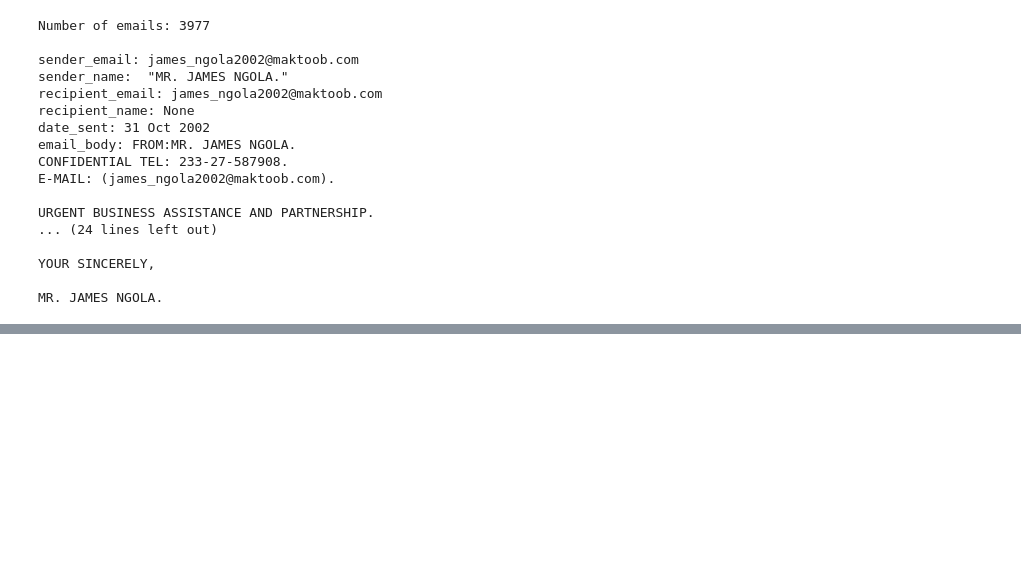
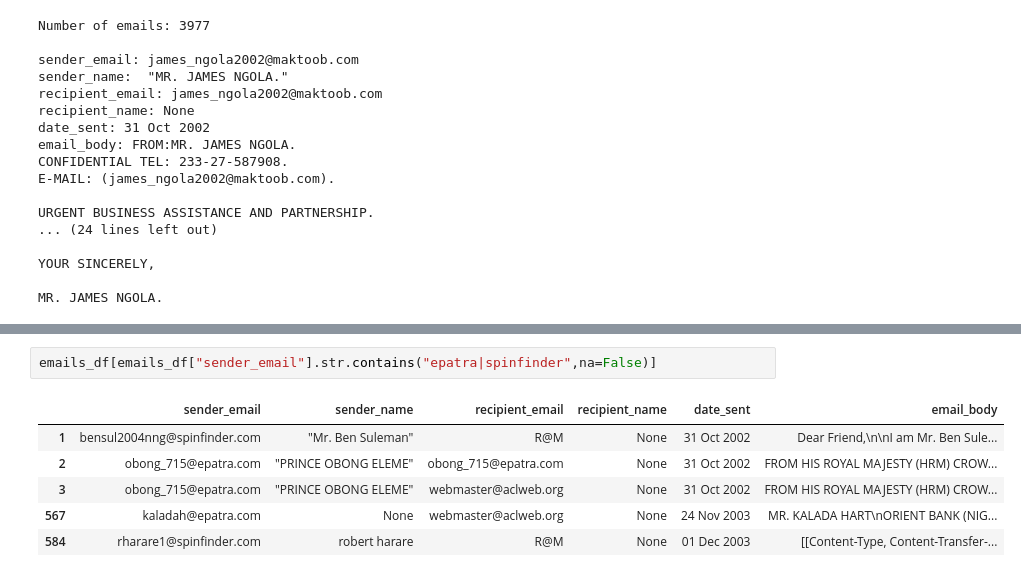
Before and after one commit to povstenko/analyze-spam-emails, a Jupyter notebook: Regex_spam.ipynb, the cells around one changed output, grey strips where cells are left out. Drawn from its saved outputs; the diff is of its cells as text; blank space fills up the shorter version.

```diff
--- a/Regex_spam.ipynb
+++ b/Regex_spam.ipynb
@@ -386,0 +426,9 @@ MR. JAMES NGOLA.
+# %%
+emails_df[emails_df["sender_email"].str.contains("epatra|spinfinder",na=False)]
+# %% [output]
+|  | sender_email | sender_name | recipient_email | recipient_name | date_sent | email_body |
+| 1 | bensul2004nng@spinfinder.com | "Mr. Ben Suleman" | R@M | None | 31 Oct 2002 | Dear Friend,\n\nI am Mr. Ben Sule... |
+| 2 | obong_715@epatra.com | "PRINCE OBONG ELEME" | obong_715@epatra.com | None | 31 Oct 2002 | FROM HIS ROYAL MAJESTY (HRM) CROW... |
+| 3 | obong_715@epatra.com | "PRINCE OBONG ELEME" | webmaster@aclweb.org | None | 31 Oct 2002 | FROM HIS ROYAL MAJESTY (HRM) CROW... |
+| 567 | kaladah@epatra.com | None | webmaster@aclweb.org | None | 24 Nov 2003 | MR. KALADA HART\nORIENT BANK (NIG... |
+| 584 | rharare1@spinfinder.com | robert harare | R@M | None | 01 Dec 2003 | [[Content-Type, Content-Transfer-... |
```
Also changed, not shown: parts of 6 cells of this notebook.
